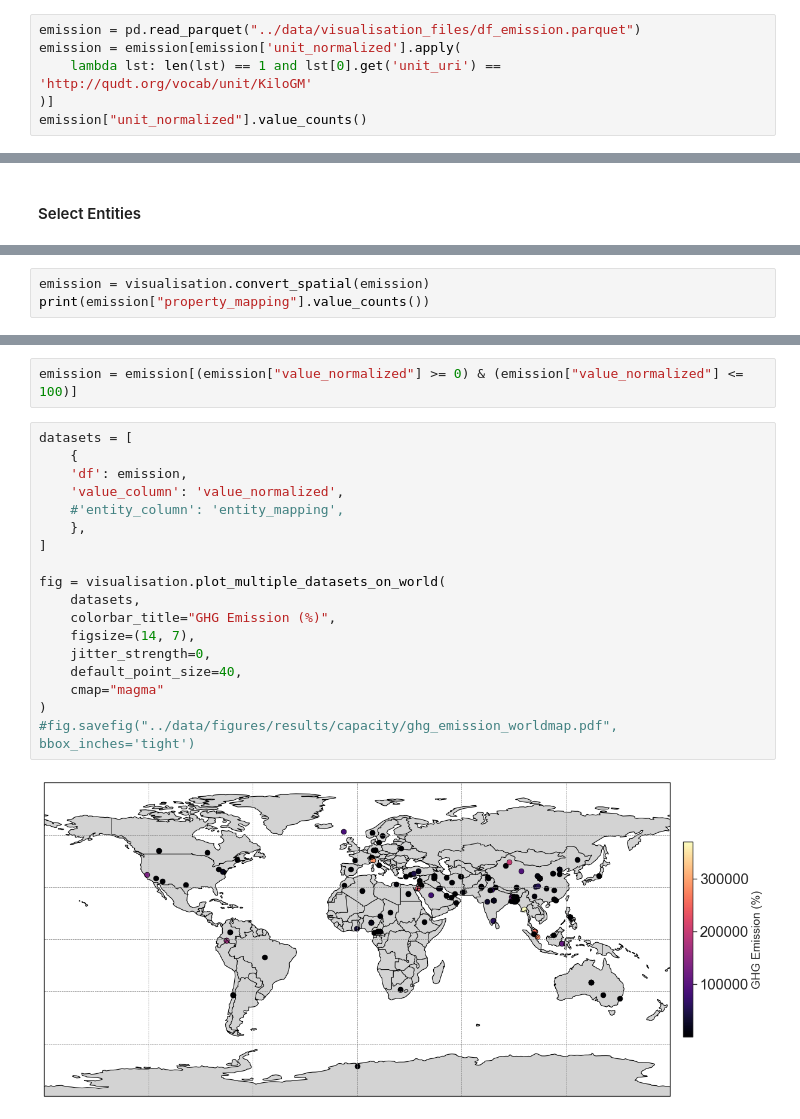
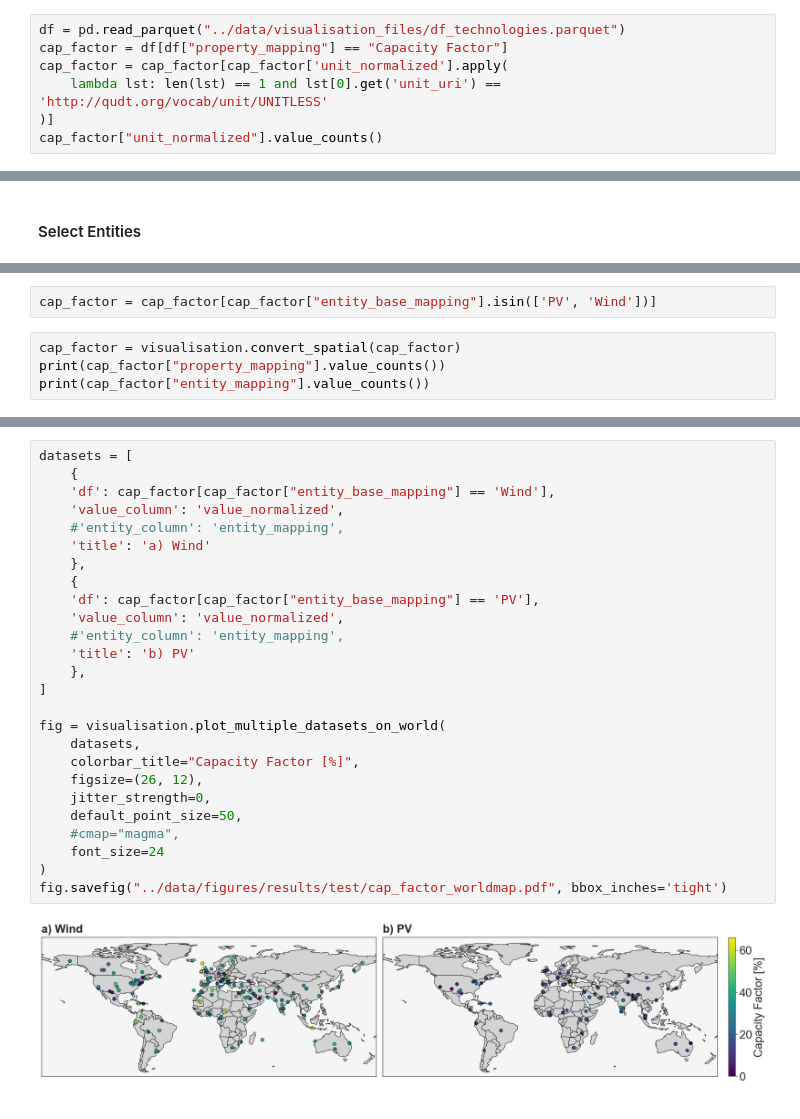
Before and after one commit to FZJ-IEK3-VSA/quinex-energy-system-studies, a Jupyter notebook: notebooks/Step6_SpatialVisualisation.ipynb, the cells around one changed output, grey strips where cells are left out. Drawn from its saved outputs; the diff is of its cells as text.

```diff
--- a/notebooks/Step6_SpatialVisualisation.ipynb
+++ b/notebooks/Step6_SpatialVisualisation.ipynb
@@ -268,8 +263,9 @@ fig.savefig("../data/figures/results/capacity/pv_capacity_worldmap.pdf", bbox_in
 # %%
-emission = pd.read_parquet("../data/visualisation_files/df_emission.parquet")
-emission = emission[emission['unit_normalized'].apply(
-    lambda lst: len(lst) == 1 and lst[0].get('unit_uri') == 'http://qudt.org/vocab/unit/KiloGM'
+df = pd.read_parquet("../data/visualisation_files/df_technologies.parquet")
+cap_factor = df[df["property_mapping"] == "Capacity Factor"]
+cap_factor = cap_factor[cap_factor['unit_normalized'].apply(
+    lambda lst: len(lst) == 1 and lst[0].get('unit_uri') == 'http://qudt.org/vocab/unit/UNITLESS'
 )]
-emission["unit_normalized"].value_counts()
+cap_factor["unit_normalized"].value_counts()
 # %% [output]
 unit_normalized
@@ -289,5 +296,8 @@ emission = emission[emission["property_mapping"] == "CO2 emission"]
+# %%
+cap_factor = cap_factor[cap_factor["entity_base_mapping"].isin(['PV', 'Wind'])]
 # %%
-emission = visualisation.convert_spatial(emission)
-print(emission["property_mapping"].value_counts())
+cap_factor = visualisation.convert_spatial(cap_factor)
+print(cap_factor["property_mapping"].value_counts())
+print(cap_factor["entity_mapping"].value_counts())
 # %% [output]
 property_mapping
@@ -296,22 +317,28 @@ Name: count, dtype: int64
-# %%
-emission = emission[(emission["value_normalized"] >= 0) & (emission["value_normalized"] <= 100)]
 # %%
 datasets = [
     {
-    'df': emission,
+    'df': cap_factor[cap_factor["entity_base_mapping"] == 'Wind'],
     'value_column': 'value_normalized',
     #'entity_column': 'entity_mapping',
+    'title': 'a) Wind'
+    },
+    {
+    'df': cap_factor[cap_factor["entity_base_mapping"] == 'PV'],
+    'value_column': 'value_normalized',
+    #'entity_column': 'entity_mapping',
+    'title': 'b) PV'
     },
 ]
 
 fig = visualisation.plot_multiple_datasets_on_world(
     datasets,
-    colorbar_title="GHG Emission (%)",
-    figsize=(14, 7),
+    colorbar_title="Capacity Factor [%]",
+    figsize=(26, 12),
     jitter_strength=0,
-    default_point_size=40,
-    cmap="magma"
+    default_point_size=50,
+    #cmap="magma",
+    font_size=24
 )
-#fig.savefig("../data/figures/results/capacity/ghg_emission_worldmap.pdf", bbox_inches='tight')
+fig.savefig("../data/figures/results/test/cap_factor_worldmap.pdf", bbox_inches='tight')
 # %% [output]
-[figure, old version]
+[figure, new version]
```
Also changed, not shown: parts of 31 cells of this notebook, 16 other files.
